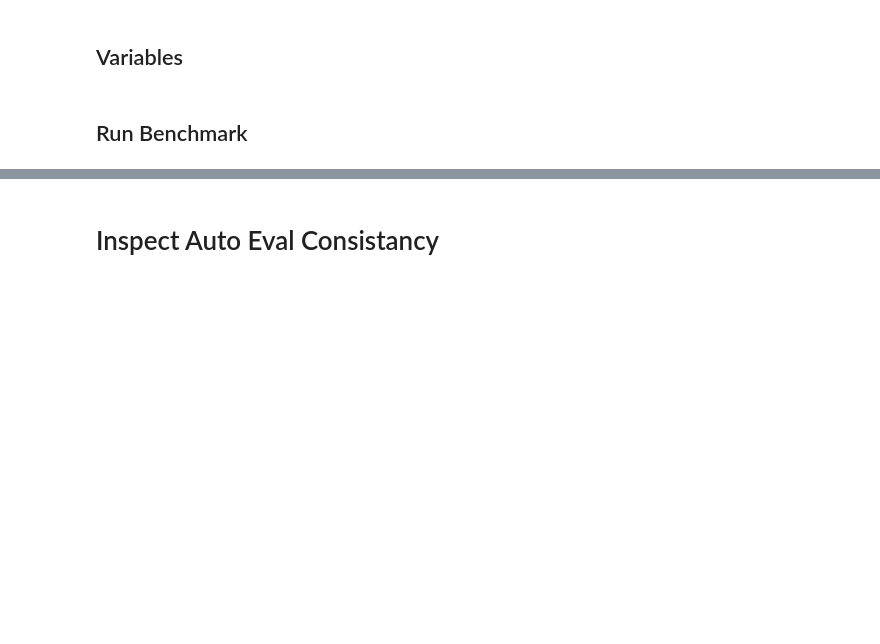
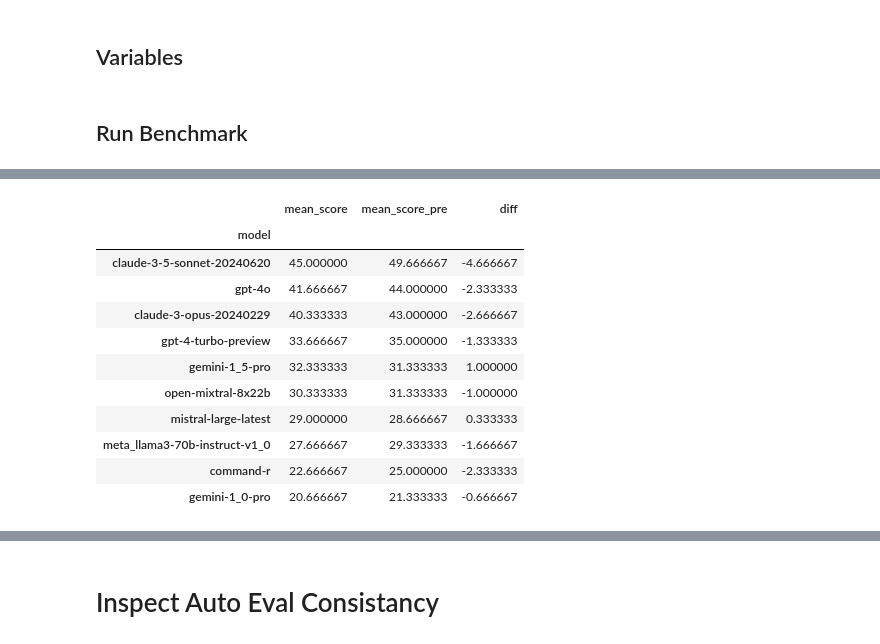
Before and after one commit to autogenai/easy-problems-that-llms-get-wrong, a Jupyter notebook: main.ipynb, the cells around one changed output, grey strips where cells are left out. Drawn from its saved outputs; the diff is of its cells as text; code cells hidden in the pictures; blank space fills up the shorter version.

```diff
--- a/main.ipynb
+++ b/main.ipynb
@@ -371,0 +356,23 @@ Score
+# %%
+hotz_ref = 'LLM Liguisitc Benchmark Performance (Hotz Reflection)'
+ref = 'LLM Liguisitc Benchmark Performance'
+
+all_stats_dfs[hotz_ref]['mean_score_pre'] = all_stats_dfs[ref]['mean_score']
+
+all_stats_dfs[hotz_ref]['diff'] = all_stats_dfs[hotz_ref]['mean_score'] - all_stats_dfs[hotz_ref]['mean_score_pre']
+all_stats_dfs[hotz_ref]
+diff_from_pre = all_stats_dfs[hotz_ref][['mean_score', 'mean_score_pre', 'diff']]
+diff_from_pre
+# %% [output]
+|  | mean_score | mean_score_pre | diff |
+| model |  |  |  |
+| claude-3-5-sonnet-20240620 | 45.000000 | 49.666667 | -4.666667 |
+| gpt-4o | 41.666667 | 44.000000 | -2.333333 |
+| claude-3-opus-20240229 | 40.333333 | 43.000000 | -2.666667 |
+| gpt-4-turbo-preview | 33.666667 | 35.000000 | -1.333333 |
+| gemini-1_5-pro | 32.333333 | 31.333333 | 1.000000 |
+| open-mixtral-8x22b | 30.333333 | 31.333333 | -1.000000 |
+| mistral-large-latest | 29.000000 | 28.666667 | 0.333333 |
+| meta_llama3-70b-instruct-v1_0 | 27.666667 | 29.333333 | -1.666667 |
+| command-r | 22.666667 | 25.000000 | -2.333333 |
+| gemini-1_0-pro | 20.666667 | 21.333333 | -0.666667 |
```
Also changed, not shown: parts of 10 cells of this notebook, 2 other files.
